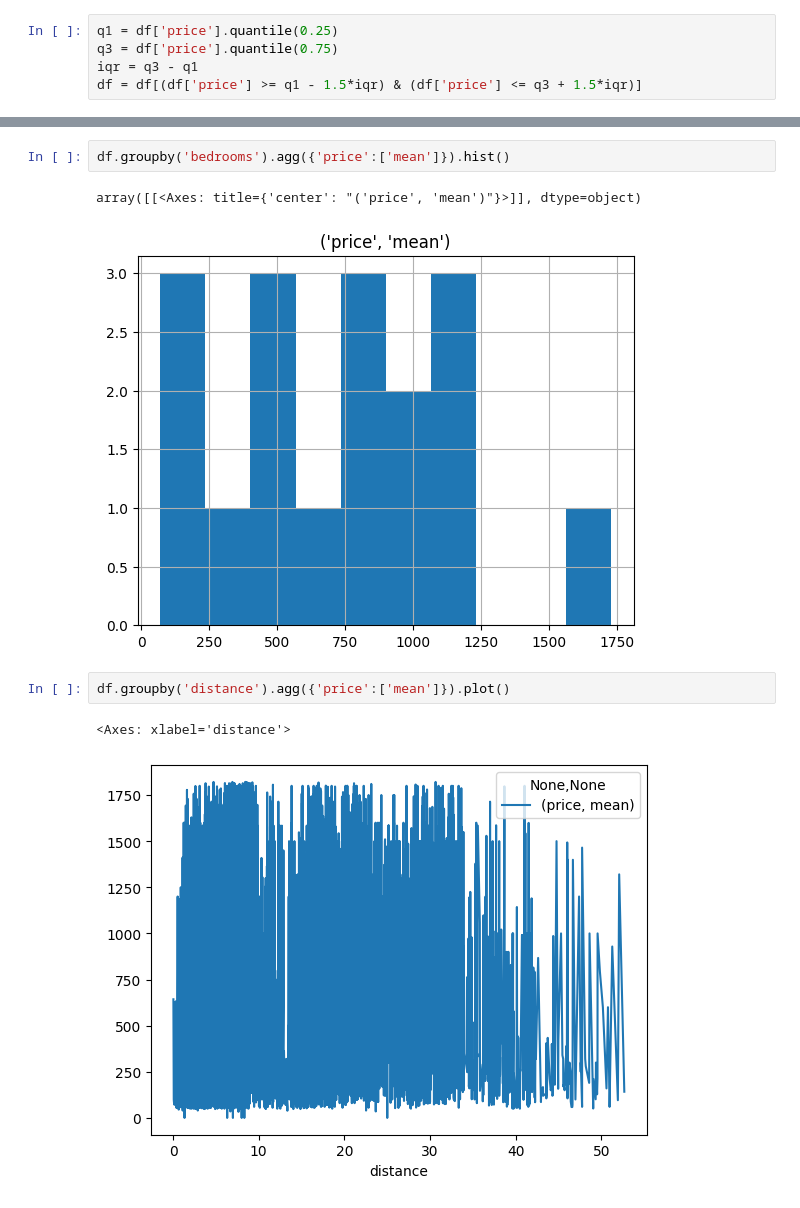
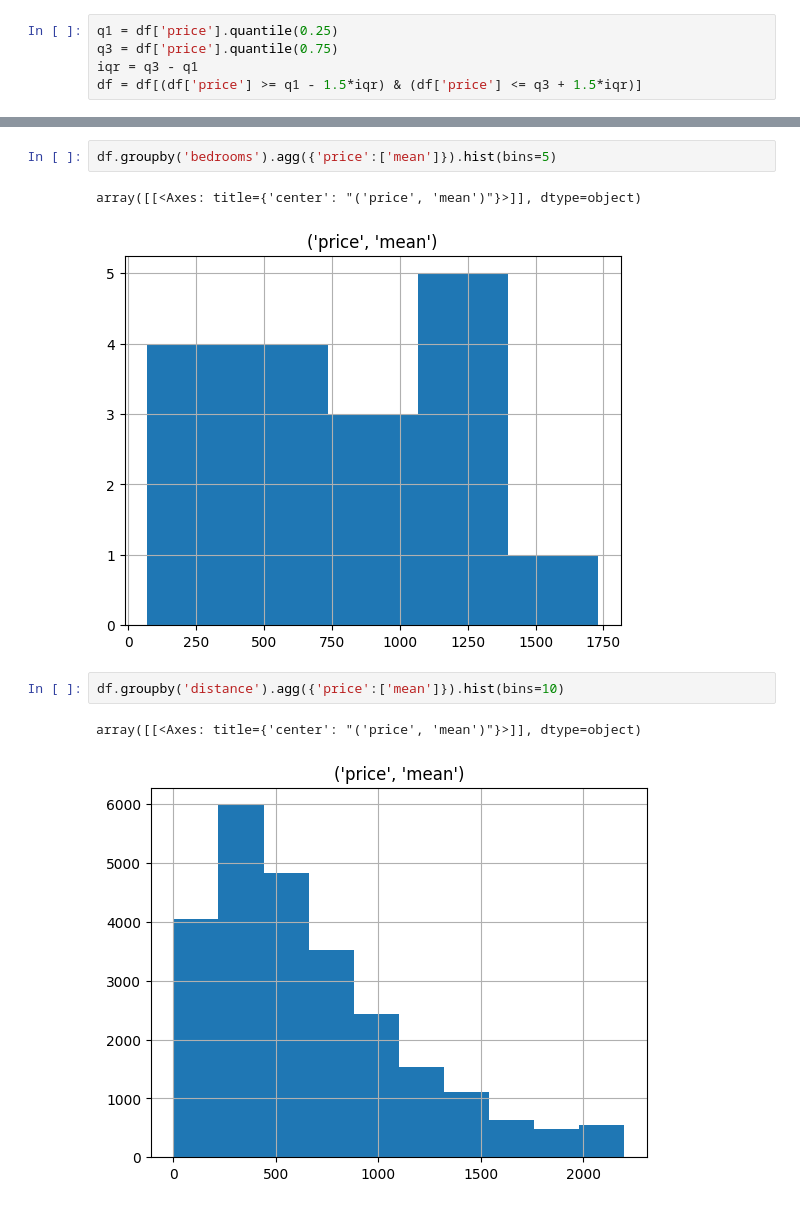
Before and after one commit to matheusogura/prediction_house_price_from_airbnb, a Jupyter notebook: Notebooks/Correlações.ipynb, the cells around one changed output, grey strips where cells are left out. Drawn from its saved outputs; the diff is of its cells as text.

```diff
--- a/Notebooks/Correlações.ipynb
+++ b/Notebooks/Correlações.ipynb
@@ -42,11 +36,11 @@ array([[<Axes: title={'center': "('price', 'mean')"}>]], dtype=object)
 # %%
-df.groupby('bedrooms').agg({'price':['mean']}).hist()
+df.groupby('bedrooms').agg({'price':['mean']}).hist(bins=5)
 # %% [output]
 array([[<Axes: title={'center': "('price', 'mean')"}>]], dtype=object)
-[figure, old version]
+[figure, new version]
 # %%
-df.groupby('distance').agg({'price':['mean']}).plot()
+df.groupby('distance').agg({'price':['mean']}).hist(bins=10)
 # %% [output]
-<Axes: xlabel='distance'>
+array([[<Axes: title={'center': "('price', 'mean')"}>]], dtype=object)
-[figure, old version]
+[figure, new version]
 # %%
```
Also changed, not shown: parts of 8 cells of this notebook.
